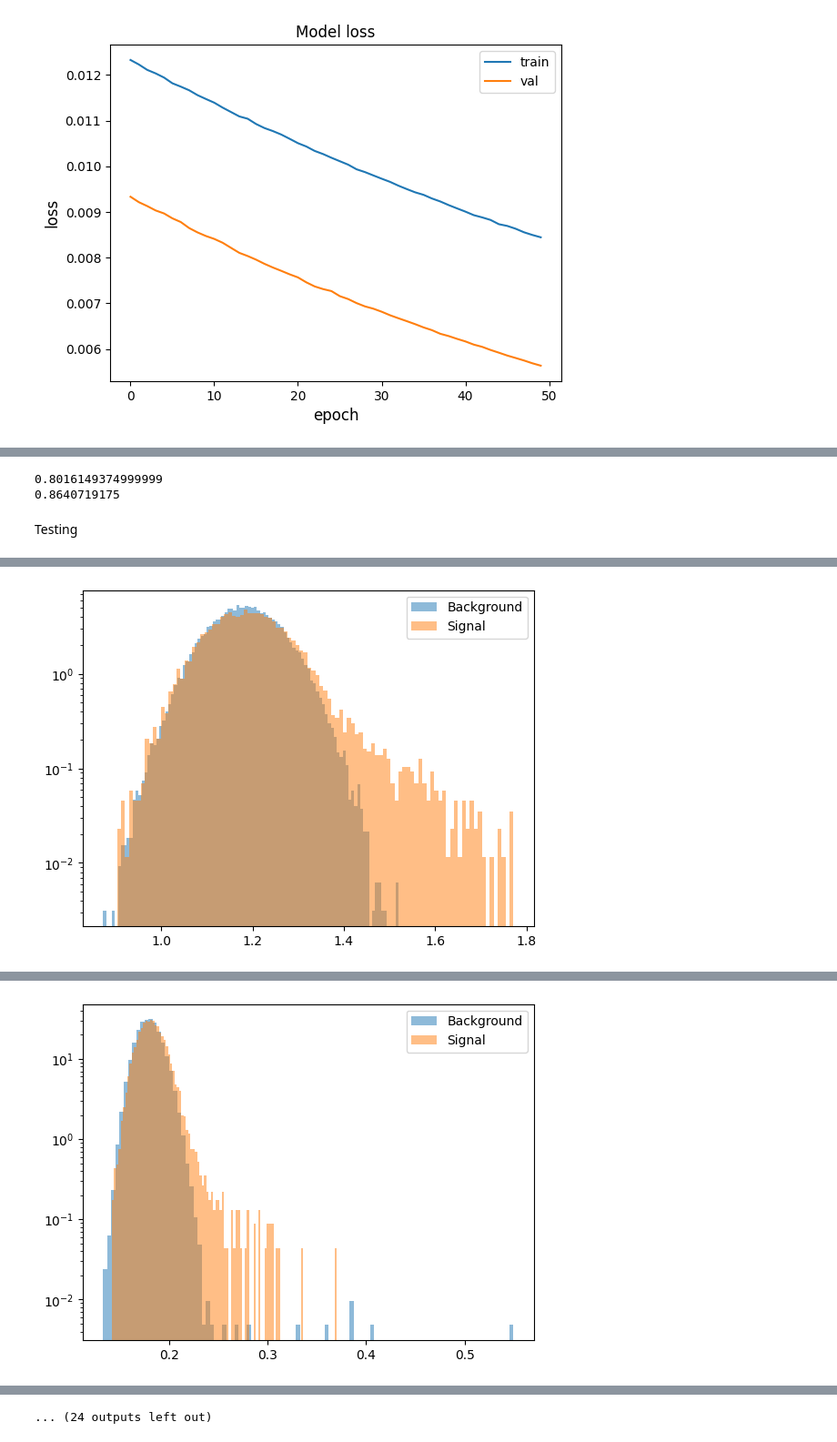
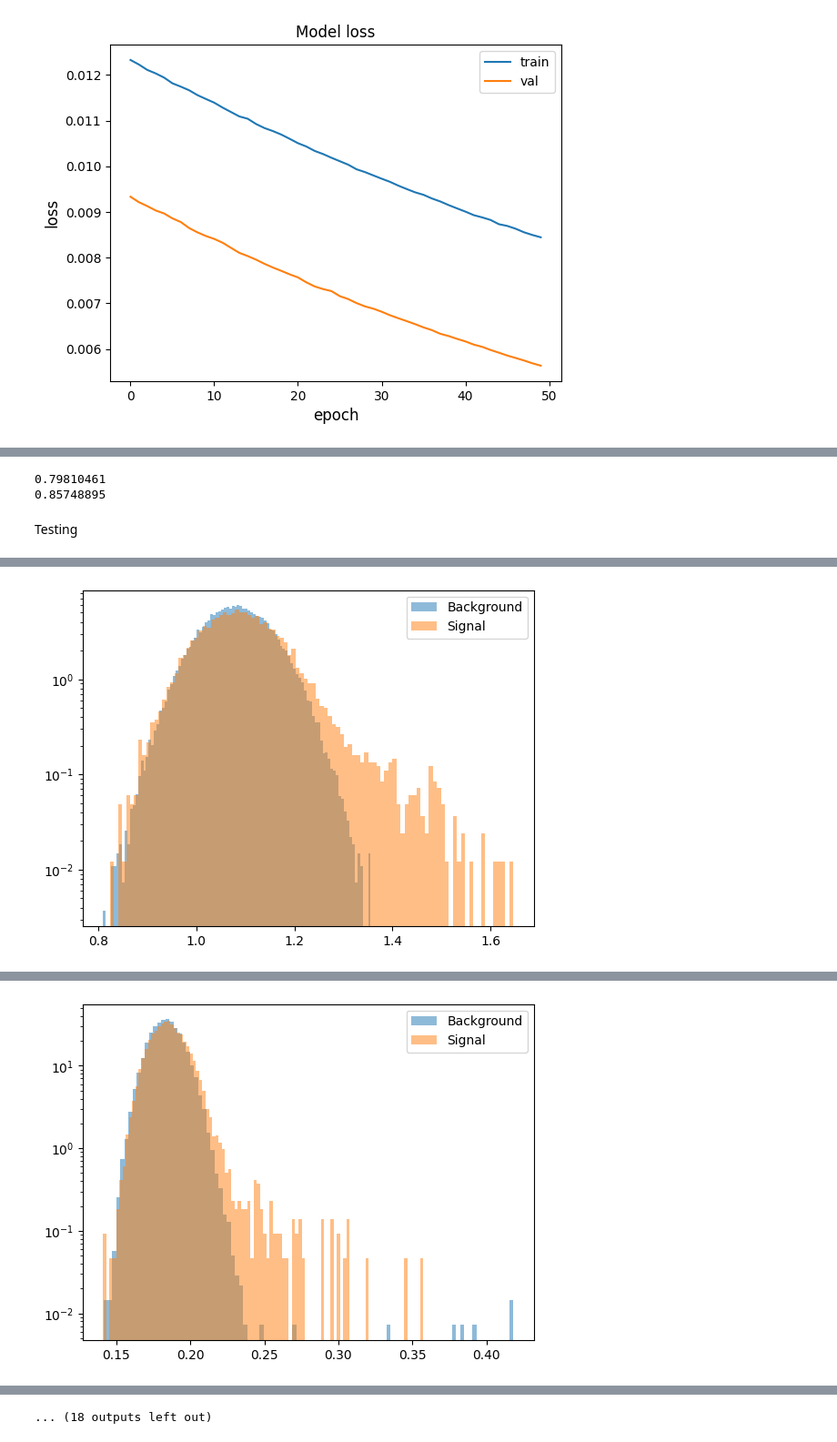
Before and after one commit to hanggao811/AnomalyDetectionLIGO, a Jupyter notebook: Transformer_simplest.ipynb, the cells around one changed output, grey strips where cells are left out. Shown at 91% size. Drawn from its saved outputs; the diff is of its cells as text; code cells hidden in the pictures.

```diff
--- a/Transformer_simplest.ipynb
+++ b/Transformer_simplest.ipynb
@@ -334,7 +334,7 @@ model_files = glob.glob("/content/drive/My Drive/LIGO/DatasetSplitting/Datasplit
 model_files = sorted(model_files, key=lambda x: int(re.search(r"model_epoch_(\d+).keras", x).group(1)))
 bbh_auc=[]
 sg_auc=[]
-for model_file in model_files[:83][::5]:
+for model_file in model_files[:70][::5]:
     print(f"Evaluating model: {model_file}")
     model = keras_load_model(model_file)
     bbhauc,sgauc=eval(model,x_test, bbh_test,sglf_test)
@@ -370,8 +370,8 @@ evaluation bg vs sg
 print(max(bbh_auc))
 print(max(sg_auc))
 # %% [output]
-0.8016149374999999
-0.8640719175
+0.79810461
+0.85748895
 # %% [markdown]
 Testing
 # %%
@@ -407,7 +407,7 @@ def eval_test(model,background_test_data,signal_test_data):
 AUC_test=[]
 FPR_test = []
 
-for model_file in model_files[:83][::5]:
+for model_file in model_files[:70][::5]:
     print(f"Evaluating model: {model_file}")
     model = keras_load_model(model_file)
     AUC_, FPR_, mse_bg, mse_sg = eval_test(model,background_test_data,signal_test_data)
@@ -431,2 +431,2 @@ Evaluating model: /content/drive/My Drive/LIGO/DatasetSplitting/Datasplitting01/
-[figure, old version]
+[figure, new version]
 Evaluating model: /content/drive/My Drive/LIGO/DatasetSplitting/Datasplitting01/model_epochs/model_epoch_06.keras
@@ -435,2 +435,2 @@ Evaluating model: /content/drive/My Drive/LIGO/DatasetSplitting/Datasplitting01/
-[figure, old version]
+[figure, new version]
 Evaluating model: /content/drive/My Drive/LIGO/DatasetSplitting/Datasplitting01/model_epochs/model_epoch_11.keras
@@ -452,4 +452,4 @@ Evaluating model: /content/drive/My Drive/LIGO/DatasetSplitting/Datasplitting01/
-... (24 outputs left out)
+... (18 outputs left out)
 # %%
 max(AUC_test),min(FPR_test)
 # %% [output]
```
Also changed, not shown: parts of 4 cells of this notebook.
